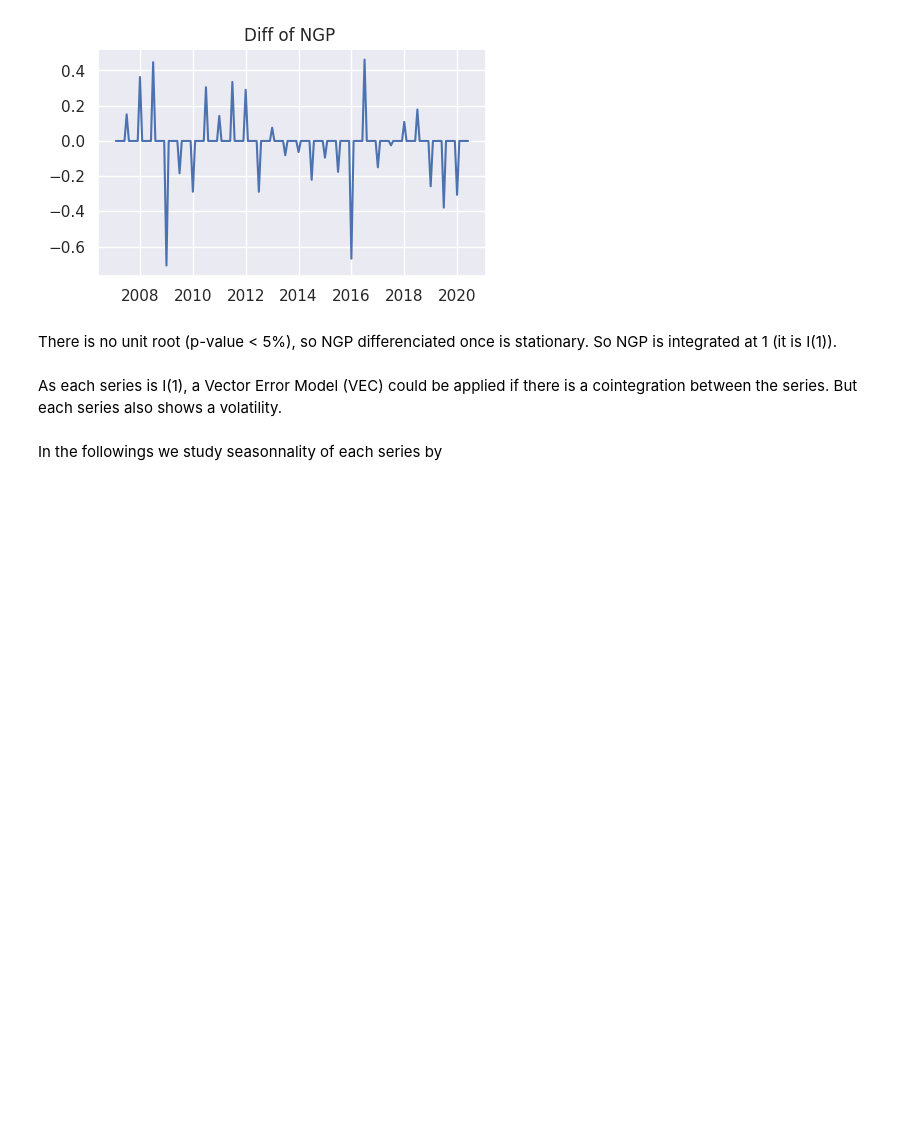
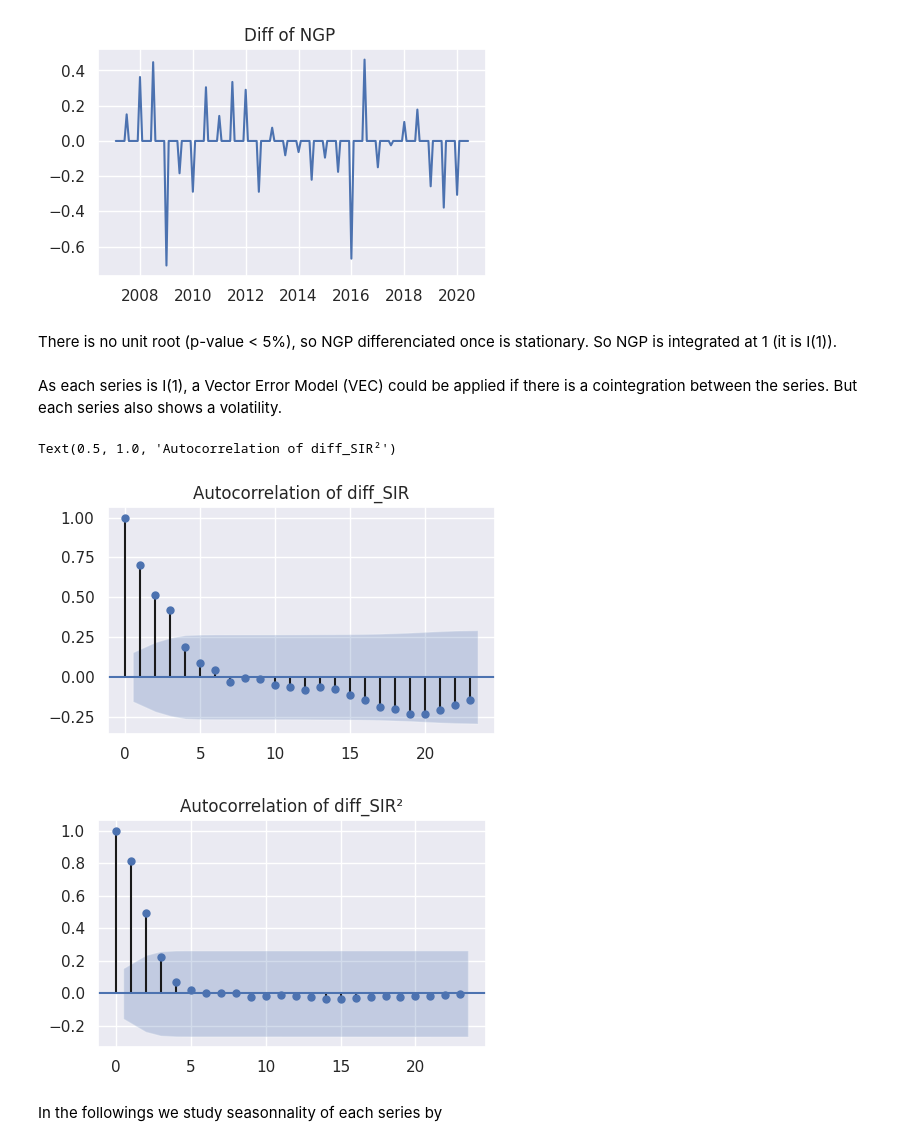
Before and after one commit to flokoafon/WQU_project, a Jupyter notebook: WQU_project.ipynb, the cells around one changed output. Saved outputs shown, nothing was run; the diff lists cells and outputs as text; code cells hidden in the pictures; blank space fills up the shorter version.

```diff
--- a/WQU_project.ipynb
+++ b/WQU_project.ipynb
@@ -495,5 +495,15 @@ p-value : 3.101035127037736e-20
 There is no unit root (p-value < 5%), so NGP differenciated once is stationary. So NGP is integrated at 1 (it is I(1)).
 # %% [markdown]
 As each series is I(1), a Vector Error Model (VEC) could be applied if there is a cointegration between the series. But each series also shows a volatility.
+# %%
+plot_acf(diff_SIR)
+plt.title("Autocorrelation of diff_SIR")
+
+plot_acf(diff_SIR*diff_SIR)
+plt.title("Autocorrelation of diff_SIR²")
+# %% [output]
+Text(0.5, 1.0, 'Autocorrelation of diff_SIR²')
+[figure, added]
+[figure, added]
 # %% [markdown]
 In the followings we study seasonnality of each series by
```
Also changed, not shown: parts of 18 cells of this notebook.
